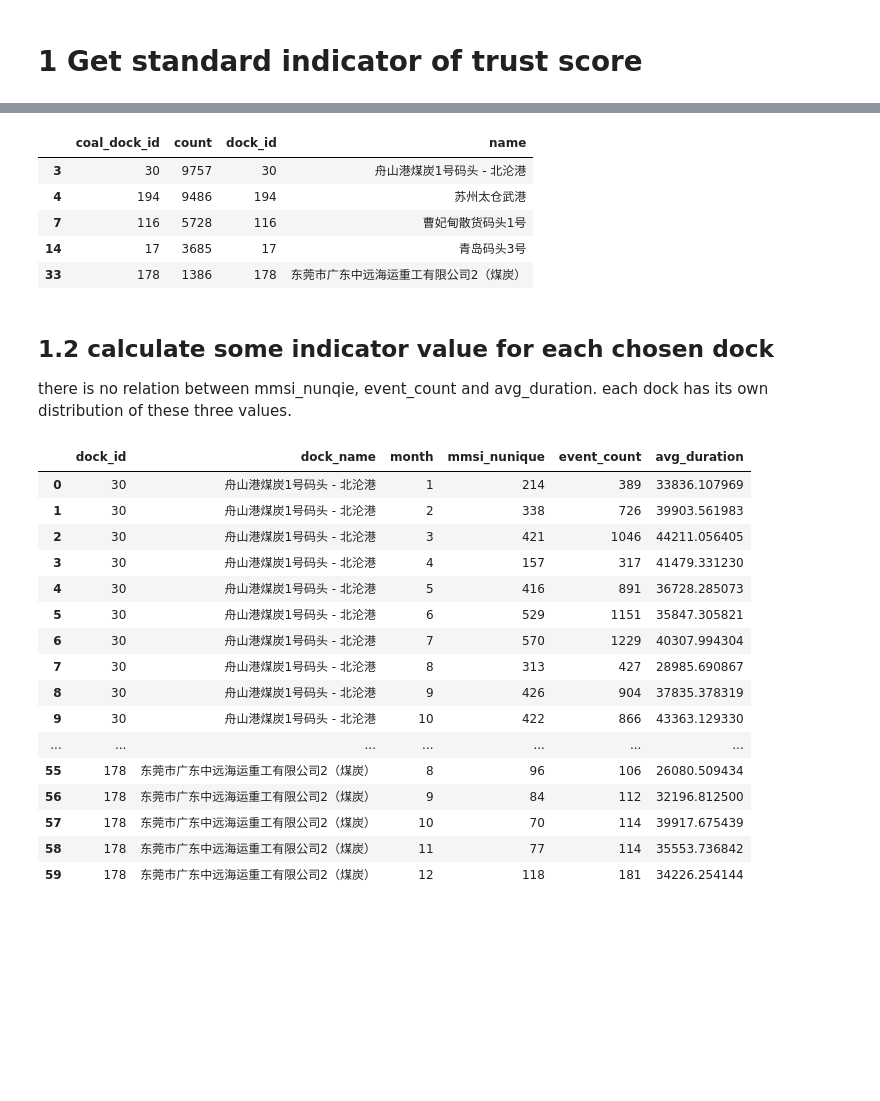
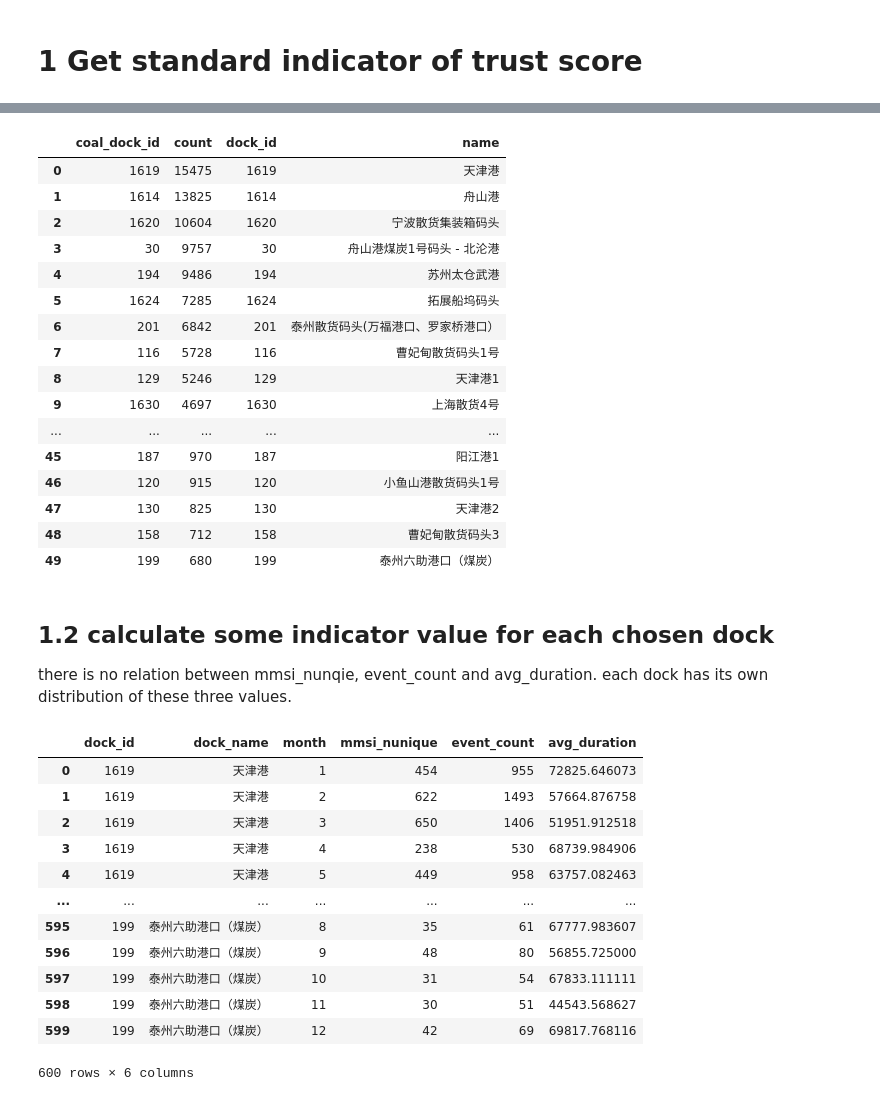
Before and after one commit to jiayuqiu/sisi, a Jupyter notebook: core/notebooks/trust_score.ipynb, the cells around one changed output, grey strips where cells are left out. Saved outputs shown, nothing was run; the diff lists cells and outputs as text; code cells hidden in the pictures; blank space fills up the shorter version.

```diff
--- a/core/notebooks/trust_score.ipynb
+++ b/core/notebooks/trust_score.ipynb
@@ -77,29 +76,41 @@ cleaned event data shape: (179925, 12)
 # %%
 # -. get dock event count, find top 10 docks
 top_ten_coal_dock_series = coal_dock_events_df['coal_dock_id'].value_counts().head(50)
 top_ten_coal_dock_df = pd.DataFrame(
     {
         'coal_dock_id': top_ten_coal_dock_series.index,
         'count': top_ten_coal_dock_series.values
     }
 )
 top_ten_coal_dock_df = pd.merge(
     left=top_ten_coal_dock_df,
     right=coal_dock_polygon_df.loc[:, ['dock_id', 'name']],
     left_on='coal_dock_id',
     right_on='dock_id',
     how='left'
 )
 # top_ten_coal_dock_df.loc[:, ['dock_id', 'name', 'count']]  # choose: [30, 116, 194, 17, 178]
-standard_coal_dock_df = top_ten_coal_dock_df.loc[top_ten_coal_dock_df['dock_id'].isin([30, 116, 194, 17, 178])]
+# standard_coal_dock_df = top_ten_coal_dock_df.loc[top_ten_coal_dock_df['dock_id'].isin([30, 116, 194, 17, 178])]
+standard_coal_dock_df = top_ten_coal_dock_df.copy()
 standard_coal_dock_df
 # %% [output]
 |  | coal_dock_id | count | dock_id | name |
+| 0 | 1619 | 15475 | 1619 | 天津港 |
+| 1 | 1614 | 13825 | 1614 | 舟山港 |
+| 2 | 1620 | 10604 | 1620 | 宁波散货集装箱码头 |
 | 3 | 30 | 9757 | 30 | 舟山港煤炭1号码头 - 北沦港 |
 | 4 | 194 | 9486 | 194 | 苏州太仓武港 |
+| 5 | 1624 | 7285 | 1624 | 拓展船坞码头 |
+| 6 | 201 | 6842 | 201 | 泰州散货码头(万福港口、罗家桥港口） |
 | 7 | 116 | 5728 | 116 | 曹妃甸散货码头1号 |
-| 14 | 17 | 3685 | 17 | 青岛码头3号 |
-| 33 | 178 | 1386 | 178 | 东莞市广东中远海运重工有限公司2（煤炭） |
+| 8 | 129 | 5246 | 129 | 天津港1 |
+| 9 | 1630 | 4697 | 1630 | 上海散货4号 |
+| ... | ... | ... | ... | ... |
+| 45 | 187 | 970 | 187 | 阳江港1 |
+| 46 | 120 | 915 | 120 | 小鱼山港散货码头1号 |
+| 47 | 130 | 825 | 130 | 天津港2 |
+| 48 | 158 | 712 | 158 | 曹妃甸散货码头3 |
+| 49 | 199 | 680 | 199 | 泰州六助港口（煤炭） |
 # %% [markdown]
 ## 1.2 calculate some indicator value for each chosen dock
 
@@ -128,20 +139,16 @@ indicator_values_df = pd.DataFrame(indicator_values)
 indicator_values_df
 # %% [output]
 |  | dock_id | dock_name | month | mmsi_nunique | event_count | avg_duration |
-| 0 | 30 | 舟山港煤炭1号码头 - 北沦港 | 1 | 214 | 389 | 33836.107969 |
-| 1 | 30 | 舟山港煤炭1号码头 - 北沦港 | 2 | 338 | 726 | 39903.561983 |
-| 2 | 30 | 舟山港煤炭1号码头 - 北沦港 | 3 | 421 | 1046 | 44211.056405 |
-| 3 | 30 | 舟山港煤炭1号码头 - 北沦港 | 4 | 157 | 317 | 41479.331230 |
-| 4 | 30 | 舟山港煤炭1号码头 - 北沦港 | 5 | 416 | 891 | 36728.285073 |
-| 5 | 30 | 舟山港煤炭1号码头 - 北沦港 | 6 | 529 | 1151 | 35847.305821 |
-| 6 | 30 | 舟山港煤炭1号码头 - 北沦港 | 7 | 570 | 1229 | 40307.994304 |
-| 7 | 30 | 舟山港煤炭1号码头 - 北沦港 | 8 | 313 | 427 | 28985.690867 |
-| 8 | 30 | 舟山港煤炭1号码头 - 北沦港 | 9 | 426 | 904 | 37835.378319 |
-| 9 | 30 | 舟山港煤炭1号码头 - 北沦港 | 10 | 422 | 866 | 43363.129330 |
+| 0 | 1619 | 天津港 | 1 | 454 | 955 | 72825.646073 |
+| 1 | 1619 | 天津港 | 2 | 622 | 1493 | 57664.876758 |
+| 2 | 1619 | 天津港 | 3 | 650 | 1406 | 51951.912518 |
+| 3 | 1619 | 天津港 | 4 | 238 | 530 | 68739.984906 |
+| 4 | 1619 | 天津港 | 5 | 449 | 958 | 63757.082463 |
 | ... | ... | ... | ... | ... | ... | ... |
-| 55 | 178 | 东莞市广东中远海运重工有限公司2（煤炭） | 8 | 96 | 106 | 26080.509434 |
-| 56 | 178 | 东莞市广东中远海运重工有限公司2（煤炭） | 9 | 84 | 112 | 32196.812500 |
-| 57 | 178 | 东莞市广东中远海运重工有限公司2（煤炭） | 10 | 70 | 114 | 39917.675439 |
-| 58 | 178 | 东莞市广东中远海运重工有限公司2（煤炭） | 11 | 77 | 114 | 35553.736842 |
-| 59 | 178 | 东莞市广东中远海运重工有限公司2（煤炭） | 12 | 118 | 181 | 34226.254144 |
+| 595 | 199 | 泰州六助港口（煤炭） | 8 | 35 | 61 | 67777.983607 |
+| 596 | 199 | 泰州六助港口（煤炭） | 9 | 48 | 80 | 56855.725000 |
+| 597 | 199 | 泰州六助港口（煤炭） | 10 | 31 | 54 | 67833.111111 |
+| 598 | 199 | 泰州六助港口（煤炭） | 11 | 30 | 51 | 44543.568627 |
+| 599 | 199 | 泰州六助港口（煤炭） | 12 | 42 | 69 | 69817.768116 |
+600 rows × 6 columns
 # %% [markdown]
```
Also changed, not shown: parts of 16 cells of this notebook, 1 other file.
